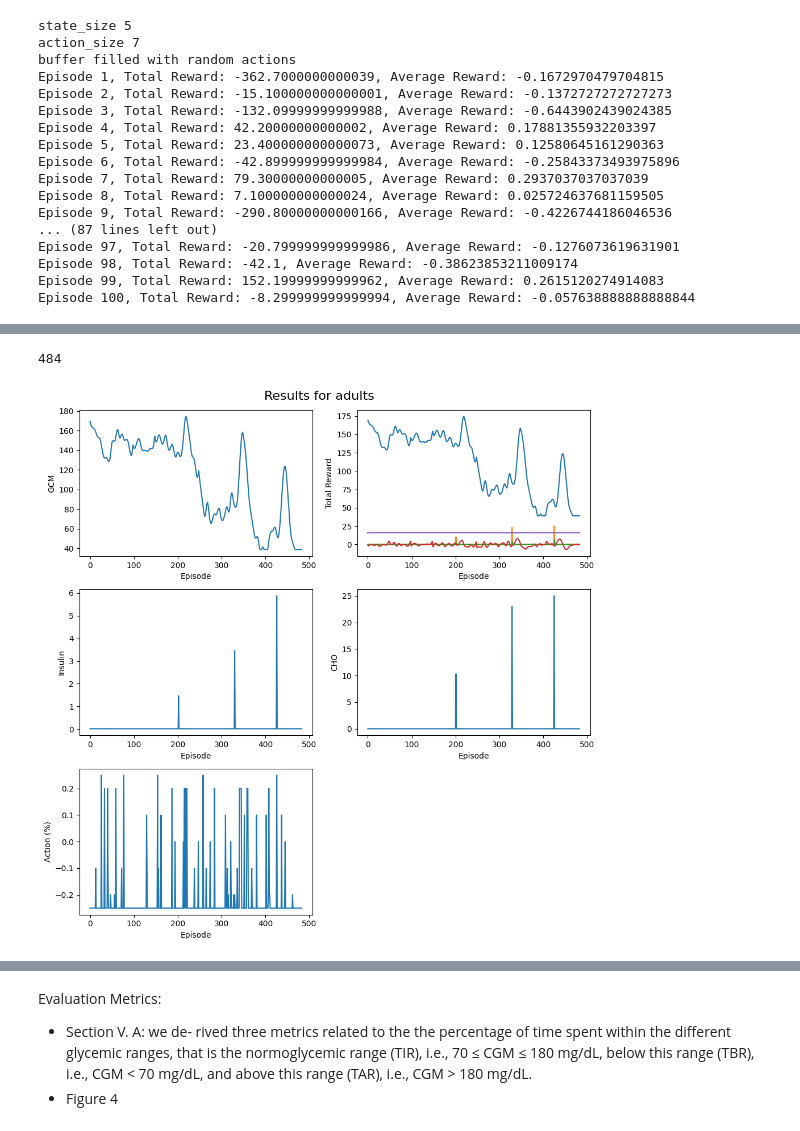
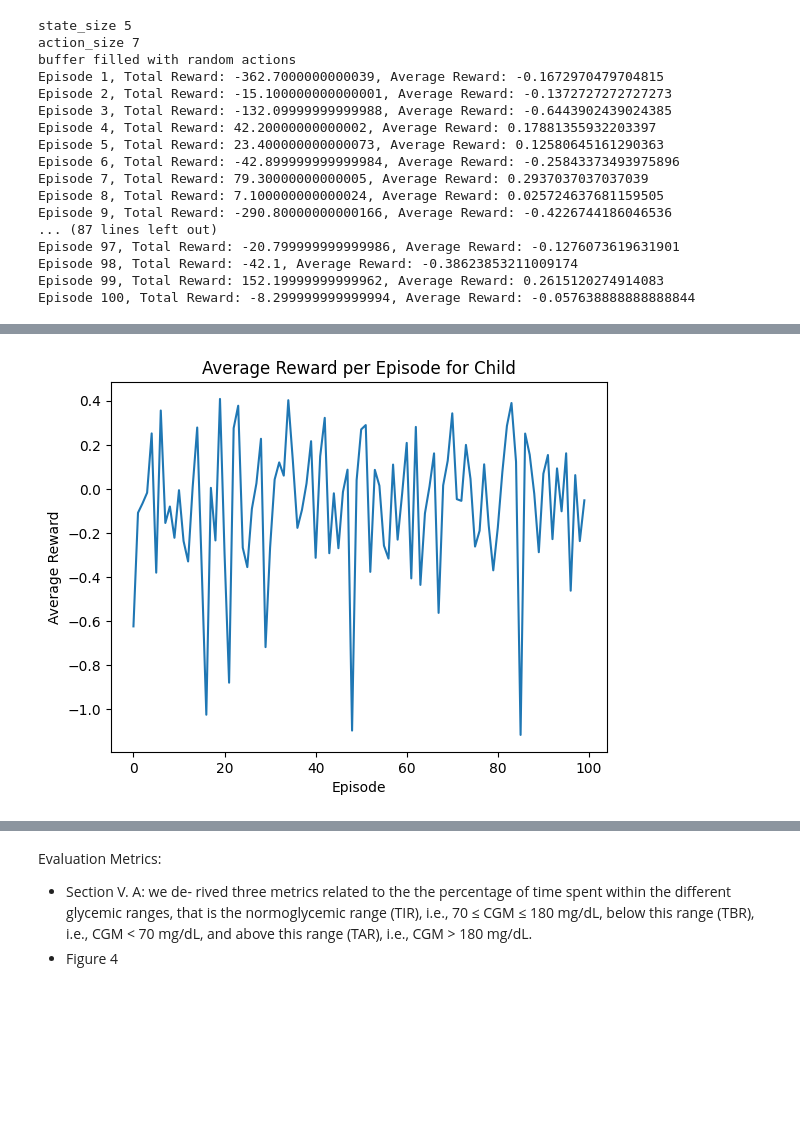
Before and after one commit to vitamys/rl_project, a Jupyter notebook: EnvDemo.ipynb, the cells around one changed output, grey strips where cells are left out. Cells and saved outputs as stored; diff of their text form; code cells hidden in the pictures; blank space fills up the shorter version.

```diff
--- a/EnvDemo.ipynb
+++ b/EnvDemo.ipynb
@@ -406,54 +384,4 @@ memory, avg=evaluate_policy(agent_adult, env_adult, max_timesteps=1000)
-# %%
-#print timesteps
-print(memory.memory[-1].episode)
-# %% [output]
-484
-# %%
-# visualize results from the memory
-plt.figure(figsize=(10, 10))
-#set overall title
-plt.suptitle(f"Results for adults", fontsize=16)
-plt.subplot(3, 2, 1)
-gcm_values = [transition.state[0] for transition in memory.memory]
-
-plt.plot(gcm_values)
-plt.xlabel("Episode")
-plt.ylabel("GCM")
-
-plt.subplot(3, 2, 2)
-rewards = [transition.reward for transition in memory.memory]
-
-plt.plot(rewards)
-plt.xlabel("Episode")
-plt.ylabel("Total Reward")
-
-plt.subplot(3, 2, 3)
-insulin_values = [transition.state[2] for transition in memory.memory]
-
-plt.plot(insulin_values)
-plt.xlabel("Episode")
-plt.ylabel("Insulin")
-
-plt.subplot(3, 2, 4)
-cho_values = [transition.state[1] for transition in memory.memory]
-
-plt.plot(cho_values)
-plt.xlabel("Episode")
-plt.ylabel("CHO")
-
-plt.subplot(3, 2, 5)
-# visualize the actions taken
-actions_idx = [transition.action for transition in memory.memory]
-
-actions_percentage = np.array([0.75, 0.8, 0.9, 1, 1.1, 1.2, 1.25]) - 1
-actions = actions_percentage[actions_idx]
-
-plt.plot(actions)
-plt.xlabel("Episode")
-plt.ylabel("Action (%)")
-
-plt.tight_layout()
-plt.show()
-#'state', 'action', 'next_state', 'reward', 'done', 'episode'
-# %% [output]
-[figure, removed]
+# %%
+plot_reward(avg_reward_child, "Child")
+# %% [output]
+[figure, added]
```
Also changed, not shown: parts of 16 cells of this notebook, 6 other files.
